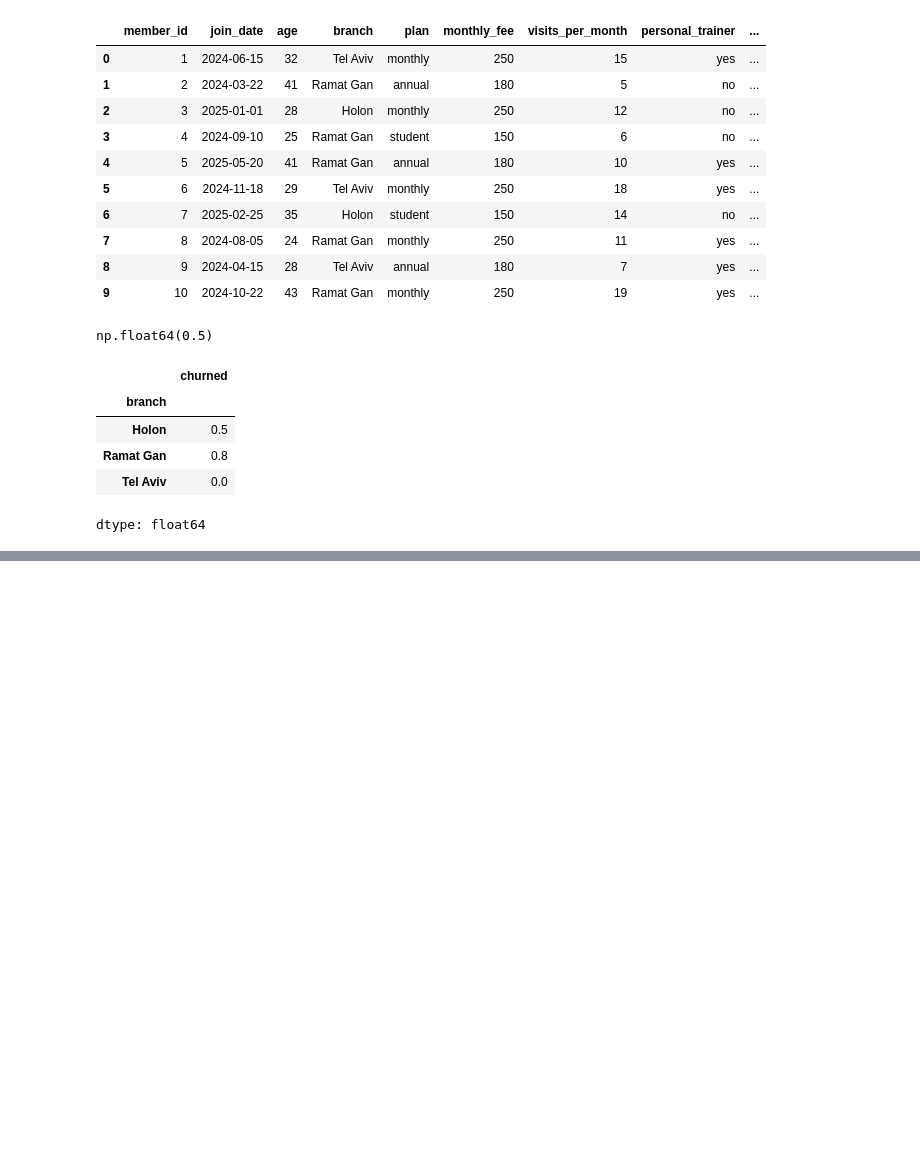
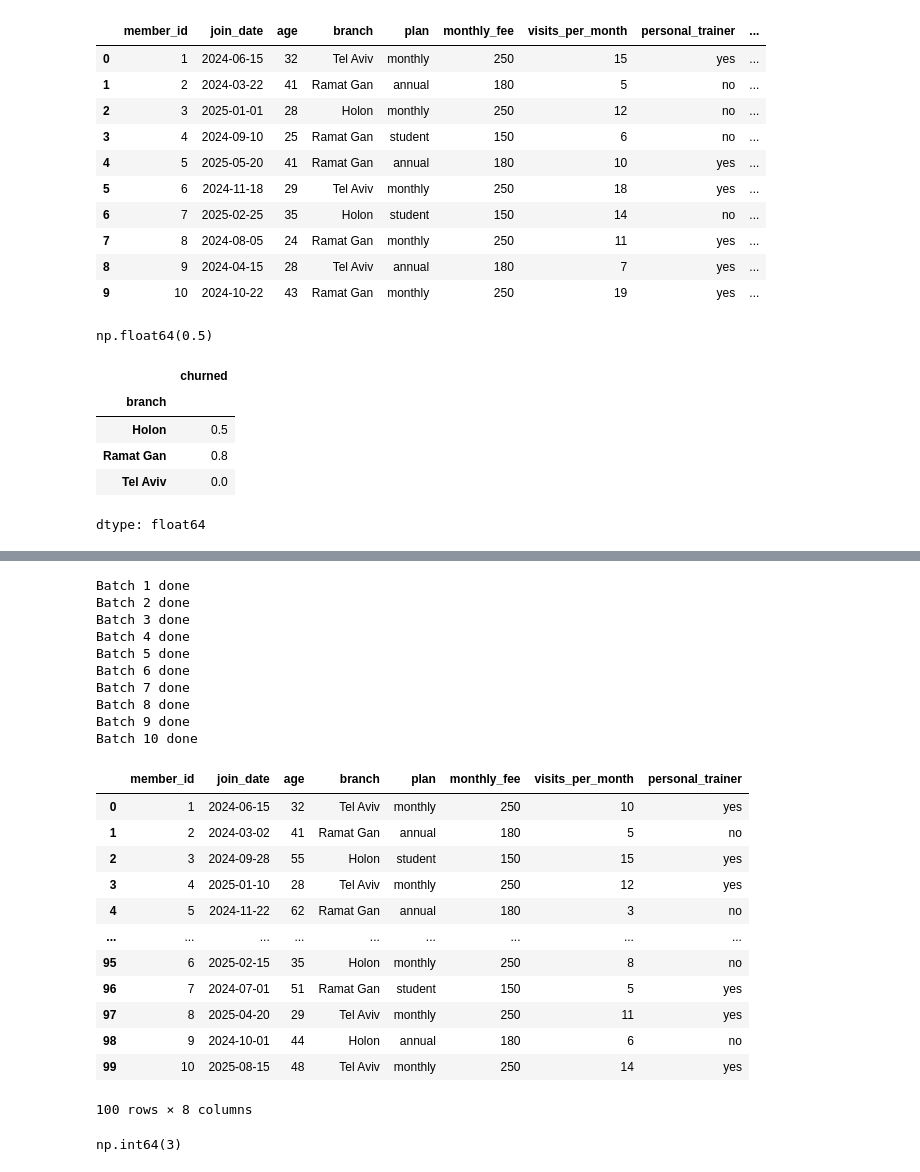
Before and after one commit to Doran1690/llm-engineering-projects, a Jupyter notebook: gym_churn_analysis.ipynb, the cells around one changed output, grey strips where cells are left out. Drawn from its saved outputs; the diff is of its cells as text; code cells hidden in the pictures; blank space fills up the shorter version.

```diff
--- a/gym_churn_analysis.ipynb
+++ b/gym_churn_analysis.ipynb
@@ -190,3 +190,21 @@ df.groupby("branch")["churned"].mean()
 | Ramat Gan | 0.8 |
 | Tel Aviv | 0.0 |
 dtype: float64
+# %%
+request = """
+Generate 10 rows of data about gym members.
+Output only CSV with a header row. No explanations, no extra text.
+
+Columns:
+member_id: numbers starting from 1
+join_date: a date between 2024-01-01 and 2025-12-31
+age: between 18 and 65
+branch: one of Tel Aviv, Ramat Gan, Holon
+plan: one of monthly, annual, student
+monthly_fee: monthly = 250, annual = 180, student = 150
+visits_per_month: between 0 and 20
+personal_trainer: yes or no
+"""
+
+answer = generate_data(request)
+print(answer)
@@ -192,0 +223,3 @@ dtype: float64
+# %%
+batch = pd.read_csv(StringIO(answer))
+batch
@@ -192,0 +238,41 @@ dtype: float64
+# %%
+batches = []
+
+for i in range(10):
+    answer = generate_data(request)
+    batch = pd.read_csv(StringIO(answer))
+    batches.append(batch)
+    print(f"Batch {i + 1} done")
+
+members = pd.concat(batches, ignore_index=True)
+members
+# %% [output]
+Batch 1 done
+Batch 2 done
+Batch 3 done
+Batch 4 done
+Batch 5 done
+Batch 6 done
+Batch 7 done
+Batch 8 done
+Batch 9 done
+Batch 10 done
+|  | member_id | join_date | age | branch | plan | monthly_fee | visits_per_month | personal_trainer |
+| 0 | 1 | 2024-06-15 | 32 | Tel Aviv | monthly | 250 | 10 | yes |
+| 1 | 2 | 2024-03-02 | 41 | Ramat Gan | annual | 180 | 5 | no |
+| 2 | 3 | 2024-09-28 | 55 | Holon | student | 150 | 15 | yes |
+| 3 | 4 | 2025-01-10 | 28 | Tel Aviv | monthly | 250 | 12 | yes |
+| 4 | 5 | 2024-11-22 | 62 | Ramat Gan | annual | 180 | 3 | no |
+| ... | ... | ... | ... | ... | ... | ... | ... | ... |
+| 95 | 6 | 2025-02-15 | 35 | Holon | monthly | 250 | 8 | no |
+| 96 | 7 | 2024-07-01 | 51 | Ramat Gan | student | 150 | 5 | yes |
+| 97 | 8 | 2025-04-20 | 29 | Tel Aviv | monthly | 250 | 11 | yes |
+| 98 | 9 | 2024-10-01 | 44 | Holon | annual | 180 | 6 | no |
+| 99 | 10 | 2025-08-15 | 48 | Tel Aviv | monthly | 250 | 14 | yes |
+100 rows × 8 columns
+# %%
+members["member_id"] = range(1, len(members) + 1)
+members.drop(columns="member_id").duplicated().sum()
+(members["visits_per_month"] < 4).sum()
+# %% [output]
+np.int64(3)
```
Also changed, not shown: parts of 12 cells of this notebook.
